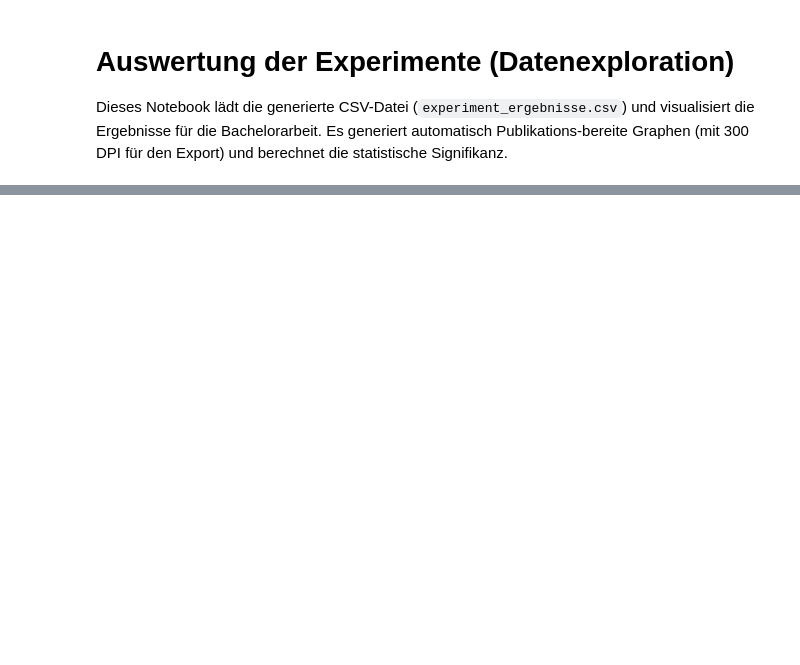
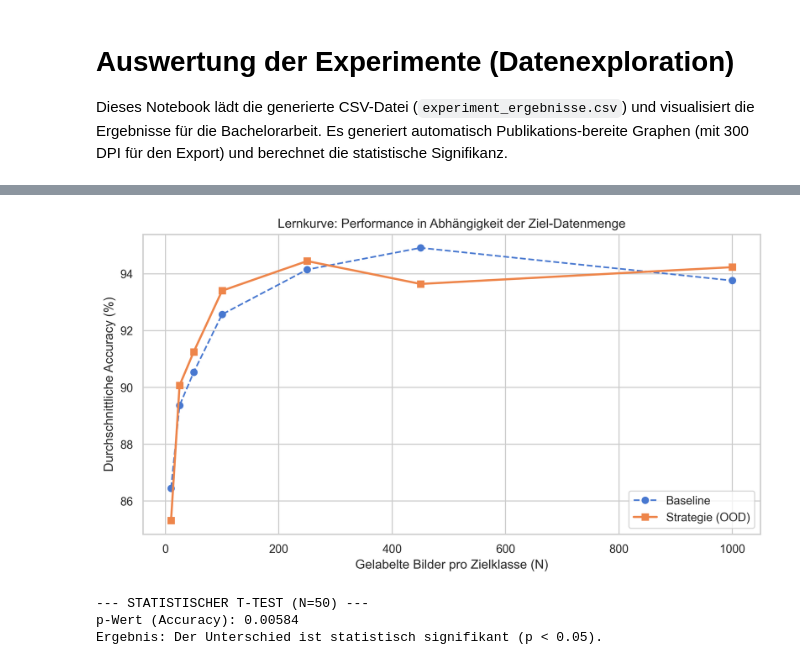
Before and after one commit to MichaelHoller08/ba-medmnist-augmentation, a Jupyter notebook: ergebnisse.ipynb, the cells around one changed output, grey strips where cells are left out. Saved outputs shown, nothing was run; the diff lists cells and outputs as text; code cells hidden in the pictures; blank space fills up the shorter version.

Commit message:
Finale Ergebnisse

```diff
--- a/ergebnisse.ipynb
+++ b/ergebnisse.ipynb
@@ -59,40 +83,36 @@ else:
 # %%
-# Prüfen, ob wir überhaupt verschiedene Datenmengen getestet haben
-if df["Samples pro Zielklasse"].nunique() > 1:
-    plt.figure(figsize=(8, 5))
+# ==========================================
+# 2. DIE LERNKURVE (Über alle N-Werte hinweg)
+# ==========================================
+# Wir berechnen den Mittelwert über alle Seeds für jeden einzelnen N-Wert
+df_grouped = df.groupby("Samples pro Zielklasse")[["Base_Accuracy", "Strat_Accuracy"]].mean().reset_index()
 
-    # Liniendiagramme
-    sns.lineplot(data=df, x="Samples pro Zielklasse", y="Base_Accuracy", label="Baseline (Standard Transfer)", marker="o")
-    sns.lineplot(data=df, x="Samples pro Zielklasse", y="Strat_Accuracy", label="Strategie (OOD-Augmentation)", marker="s")
+plt.figure(figsize=(9, 5))
+plt.plot(df_grouped["Samples pro Zielklasse"], df_grouped["Base_Accuracy"], label="Baseline", marker="o", linestyle="--")
+plt.plot(df_grouped["Samples pro Zielklasse"], df_grouped["Strat_Accuracy"], label="Strategie (OOD)", marker="s", linewidth=2)
 
-    plt.title("Lernkurve: Einfluss der gelabelten Datenmenge")
-    plt.xlabel("Gelabelte Bilder pro Zielklasse")
-    plt.ylabel("Test Accuracy (%)")
-    plt.legend()
-    plt.tight_layout()
-    plt.savefig("plot_learning_curve.png")
-    plt.show()
-else:
-    print("Hinweis: Es wurde bisher nur mit einer Datenmenge trainiert. Für eine Lernkurve musst du das Experiment mit anderen Werten für 'NUM_SAMPLES_PER_CLASS' wiederholen.")
+plt.title("Lernkurve: Performance in Abhängigkeit der Ziel-Datenmenge")
+plt.xlabel("Gelabelte Bilder pro Zielklasse (N)")
+plt.ylabel("Durchschnittliche Accuracy (%)")
+plt.legend()
+plt.tight_layout()
+plt.savefig("plot_lernkurve_sauber.png")
+plt.show()
+# %% [output]
+[figure, added]
 # %%
-# Prüfen, ob verschiedene Unknown-Mengen getestet wurden
-if df["Anzahl Unknown Samples"].nunique() > 1:
-    # Wir filtern auf N=50, falls sich das überlappt
-    df_ablation = df[df["Samples pro Zielklasse"] == 50]
-
-    plt.figure(figsize=(8, 5))
-    sns.lineplot(data=df_ablation, x="Anzahl Unknown Samples", y="Strat_Accuracy", marker="o", color="green")
-
-    # Die Baseline ist als horizontale Linie (Referenz) einzuzeichnen
-    base_mean = df_ablation["Base_Accuracy"].mean()
-    plt.axhline(base_mean, color="red", linestyle="--", label=f"Baseline (Mean: {base_mean:.1f}%)")
-
-    plt.title("Ablationsstudie: Einfluss der 'Unknown'-Datenmenge")
-    plt.xlabel("Anzahl der OOD-Bilder (BloodMNIST)")
-    plt.ylabel("Strategie Test Accuracy (%)")
-    plt.legend()
-    plt.tight_layout()
-    plt.savefig("plot_ablation.png")
-    plt.show()
-else:
-    print("Hinweis: Für die Ablationsstudie musst du das Skript mit verschiedenen Werten für 'NUM_UNKNOWN_SAMPLES' ausführen.")
+# ==========================================
+# 3. STATISTISCHER SIGNIFIKANZ-TEST (für N=50)
+# ==========================================
+if len(df_50) >= 3:
+    print("\n--- STATISTISCHER T-TEST (N=50) ---")
+    t_stat, p_val = stats.ttest_rel(df_50["Strat_Accuracy"], df_50["Base_Accuracy"])
+    print(f"p-Wert (Accuracy): {p_val:.5f}")
+    if p_val < 0.05:
+        print("Ergebnis: Der Unterschied ist statistisch signifikant (p < 0.05).")
+    else:
+        print("Ergebnis: Der Unterschied ist statistisch NICHT signifikant (p >= 0.05).")
+# %% [output]
+--- STATISTISCHER T-TEST (N=50) ---
+p-Wert (Accuracy): 0.00584
+Ergebnis: Der Unterschied ist statistisch signifikant (p < 0.05).
```
Also changed, not shown: parts of 4 cells of this notebook, 5 other files.
